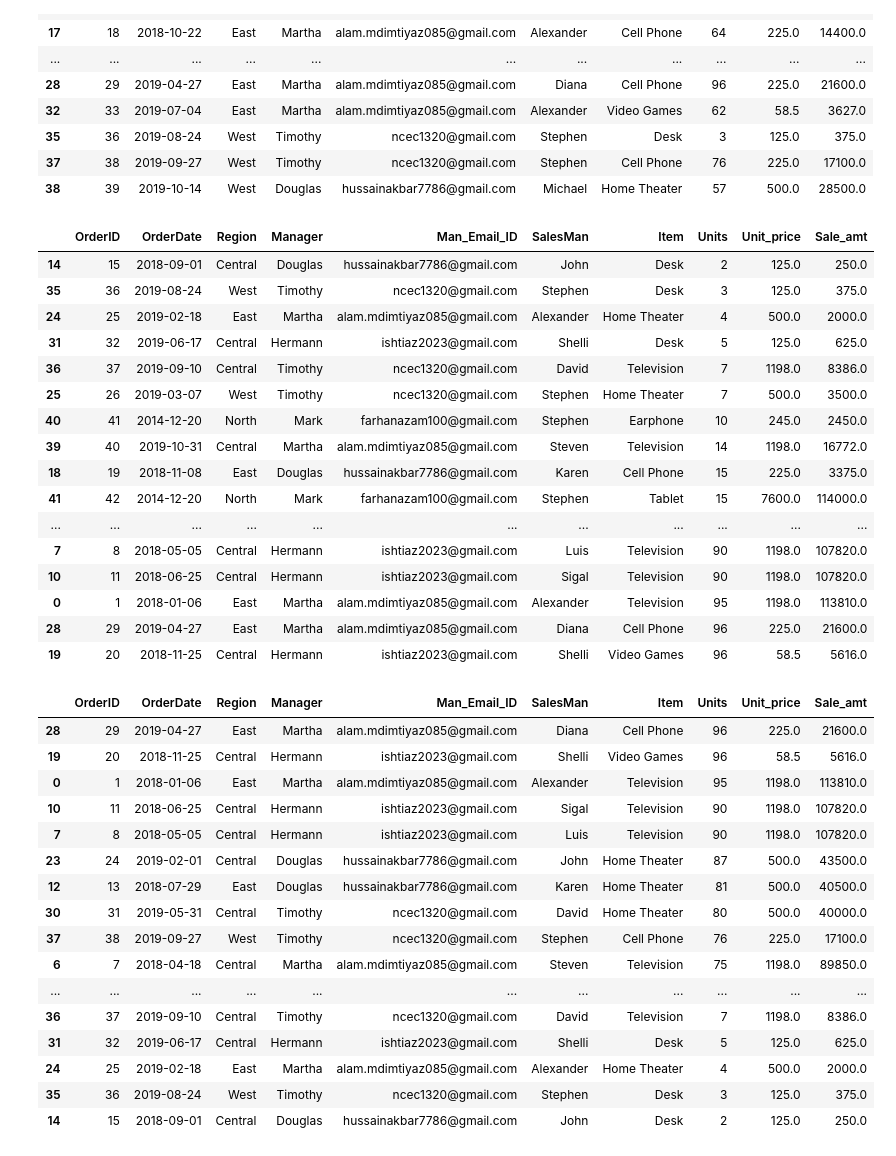
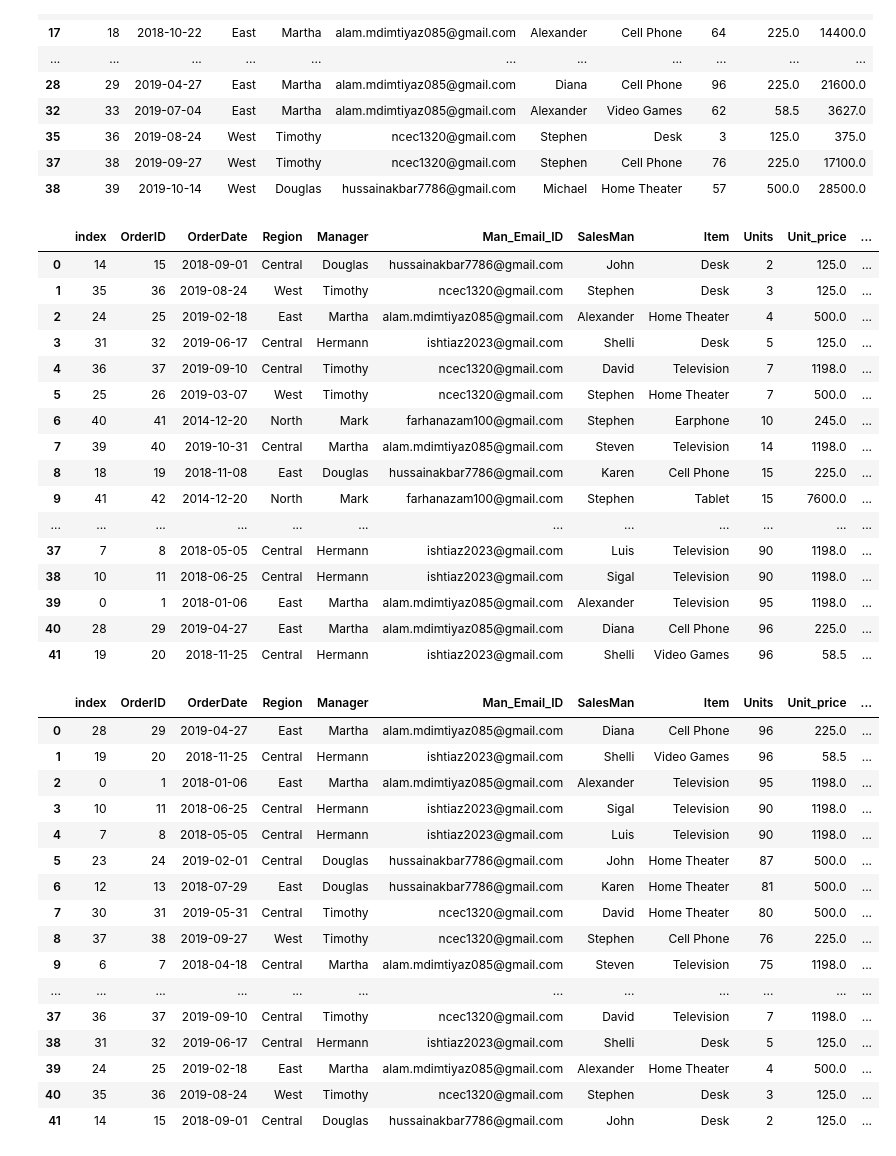
Before and after one commit to Faizan011-LTIM/Pandas-Python, a Jupyter notebook: Pandas.ipynb, the cells around one changed output. Drawn from its saved outputs; the diff is of its cells as text; code cells hidden in the pictures.

```diff
--- a/Pandas.ipynb
+++ b/Pandas.ipynb
@@ -193,46 +193,46 @@ reg_data
 # %%
 import pandas as pd
 df = pd.read_excel("Sales.xlsx")
-sort_unit = df.sort_values(by = "Units", ascending = True)    # Units arranged in ascending order
+sort_unit = df.sort_values(by = "Units", ascending = True).reset_index()    # Units arranged in ascending order and index reset
 sort_unit
 # %% [output]
-|  | OrderID | OrderDate | Region | Manager | Man_Email_ID | SalesMan | Item | Units | Unit_price | Sale_amt |
-| 14 | 15 | 2018-09-01 | Central | Douglas | hussainakbar7786@gmail.com | John | Desk | 2 | 125.0 | 250.0 |
-| 35 | 36 | 2019-08-24 | West | Timothy | ncec1320@gmail.com | Stephen | Desk | 3 | 125.0 | 375.0 |
-| 24 | 25 | 2019-02-18 | East | Martha | alam.mdimtiyaz085@gmail.com | Alexander | Home Theater | 4 | 500.0 | 2000.0 |
-| 31 | 32 | 2019-06-17 | Central | Hermann | ishtiaz2023@gmail.com | Shelli | Desk | 5 | 125.0 | 625.0 |
-| 36 | 37 | 2019-09-10 | Central | Timothy | ncec1320@gmail.com | David | Television | 7 | 1198.0 | 8386.0 |
-| 25 | 26 | 2019-03-07 | West | Timothy | ncec1320@gmail.com | Stephen | Home Theater | 7 | 500.0 | 3500.0 |
-| 40 | 41 | 2014-12-20 | North | Mark | farhanazam100@gmail.com | Stephen | Earphone | 10 | 245.0 | 2450.0 |
-| 39 | 40 | 2019-10-31 | Central | Martha | alam.mdimtiyaz085@gmail.com | Steven | Television | 14 | 1198.0 | 16772.0 |
-| 18 | 19 | 2018-11-08 | East | Douglas | hussainakbar7786@gmail.com | Karen | Cell Phone | 15 | 225.0 | 3375.0 |
-| 41 | 42 | 2014-12-20 | North | Mark | farhanazam100@gmail.com | Stephen | Tablet | 15 | 7600.0 | 114000.0 |
-| ... | ... | ... | ... | ... | ... | ... | ... | ... | ... | ... |
-| 7 | 8 | 2018-05-05 | Central | Hermann | ishtiaz2023@gmail.com | Luis | Television | 90 | 1198.0 | 107820.0 |
-| 10 | 11 | 2018-06-25 | Central | Hermann | ishtiaz2023@gmail.com | Sigal | Television | 90 | 1198.0 | 107820.0 |
-| 0 | 1 | 2018-01-06 | East | Martha | alam.mdimtiyaz085@gmail.com | Alexander | Television | 95 | 1198.0 | 113810.0 |
-| 28 | 29 | 2019-04-27 | East | Martha | alam.mdimtiyaz085@gmail.com | Diana | Cell Phone | 96 | 225.0 | 21600.0 |
-| 19 | 20 | 2018-11-25 | Central | Hermann | ishtiaz2023@gmail.com | Shelli | Video Games | 96 | 58.5 | 5616.0 |
+|  | index | OrderID | OrderDate | Region | Manager | Man_Email_ID | SalesMan | Item | Units | Unit_price | ... |
+| 0 | 14 | 15 | 2018-09-01 | Central | Douglas | hussainakbar7786@gmail.com | John | Desk | 2 | 125.0 | ... |
+| 1 | 35 | 36 | 2019-08-24 | West | Timothy | ncec1320@gmail.com | Stephen | Desk | 3 | 125.0 | ... |
+| 2 | 24 | 25 | 2019-02-18 | East | Martha | alam.mdimtiyaz085@gmail.com | Alexander | Home Theater | 4 | 500.0 | ... |
+| 3 | 31 | 32 | 2019-06-17 | Central | Hermann | ishtiaz2023@gmail.com | Shelli | Desk | 5 | 125.0 | ... |
+| 4 | 36 | 37 | 2019-09-10 | Central | Timothy | ncec1320@gmail.com | David | Television | 7 | 1198.0 | ... |
+| 5 | 25 | 26 | 2019-03-07 | West | Timothy | ncec1320@gmail.com | Stephen | Home Theater | 7 | 500.0 | ... |
+| 6 | 40 | 41 | 2014-12-20 | North | Mark | farhanazam100@gmail.com | Stephen | Earphone | 10 | 245.0 | ... |
+| 7 | 39 | 40 | 2019-10-31 | Central | Martha | alam.mdimtiyaz085@gmail.com | Steven | Television | 14 | 1198.0 | ... |
+| 8 | 18 | 19 | 2018-11-08 | East | Douglas | hussainakbar7786@gmail.com | Karen | Cell Phone | 15 | 225.0 | ... |
+| 9 | 41 | 42 | 2014-12-20 | North | Mark | farhanazam100@gmail.com | Stephen | Tablet | 15 | 7600.0 | ... |
+| ... | ... | ... | ... | ... | ... | ... | ... | ... | ... | ... | ... |
+| 37 | 7 | 8 | 2018-05-05 | Central | Hermann | ishtiaz2023@gmail.com | Luis | Television | 90 | 1198.0 | ... |
+| 38 | 10 | 11 | 2018-06-25 | Central | Hermann | ishtiaz2023@gmail.com | Sigal | Television | 90 | 1198.0 | ... |
+| 39 | 0 | 1 | 2018-01-06 | East | Martha | alam.mdimtiyaz085@gmail.com | Alexander | Television | 95 | 1198.0 | ... |
+| 40 | 28 | 29 | 2019-04-27 | East | Martha | alam.mdimtiyaz085@gmail.com | Diana | Cell Phone | 96 | 225.0 | ... |
+| 41 | 19 | 20 | 2018-11-25 | Central | Hermann | ishtiaz2023@gmail.com | Shelli | Video Games | 96 | 58.5 | ... |
 # %%
 import pandas as pd
 df = pd.read_excel("Sales.xlsx")
-sort_unit = df.sort_values(by = "Units", ascending= False)    # Units arranged in decending order
+sort_unit = df.sort_values(by = "Units", ascending = False).reset_index()    # Units arranged in decending order and index reset
 sort_unit
 # %% [output]
-|  | OrderID | OrderDate | Region | Manager | Man_Email_ID | SalesMan | Item | Units | Unit_price | Sale_amt |
-| 28 | 29 | 2019-04-27 | East | Martha | alam.mdimtiyaz085@gmail.com | Diana | Cell Phone | 96 | 225.0 | 21600.0 |
-| 19 | 20 | 2018-11-25 | Central | Hermann | ishtiaz2023@gmail.com | Shelli | Video Games | 96 | 58.5 | 5616.0 |
-| 0 | 1 | 2018-01-06 | East | Martha | alam.mdimtiyaz085@gmail.com | Alexander | Television | 95 | 1198.0 | 113810.0 |
-| 10 | 11 | 2018-06-25 | Central | Hermann | ishtiaz2023@gmail.com | Sigal | Television | 90 | 1198.0 | 107820.0 |
-| 7 | 8 | 2018-05-05 | Central | Hermann | ishtiaz2023@gmail.com | Luis | Television | 90 | 1198.0 | 107820.0 |
-| 23 | 24 | 2019-02-01 | Central | Douglas | hussainakbar7786@gmail.com | John | Home Theater | 87 | 500.0 | 43500.0 |
-| 12 | 13 | 2018-07-29 | East | Douglas | hussainakbar7786@gmail.com | Karen | Home Theater | 81 | 500.0 | 40500.0 |
-| 30 | 31 | 2019-05-31 | Central | Timothy | ncec1320@gmail.com | David | Home Theater | 80 | 500.0 | 40000.0 |
-| 37 | 38 | 2019-09-27 | West | Timothy | ncec1320@gmail.com | Stephen | Cell Phone | 76 | 225.0 | 17100.0 |
-| 6 | 7 | 2018-04-18 | Central | Martha | alam.mdimtiyaz085@gmail.com | Steven | Television | 75 | 1198.0 | 89850.0 |
-| ... | ... | ... | ... | ... | ... | ... | ... | ... | ... | ... |
-| 36 | 37 | 2019-09-10 | Central | Timothy | ncec1320@gmail.com | David | Television | 7 | 1198.0 | 8386.0 |
-| 31 | 32 | 2019-06-17 | Central | Hermann | ishtiaz2023@gmail.com | Shelli | Desk | 5 | 125.0 | 625.0 |
-| 24 | 25 | 2019-02-18 | East | Martha | alam.mdimtiyaz085@gmail.com | Alexander | Home Theater | 4 | 500.0 | 2000.0 |
-| 35 | 36 | 2019-08-24 | West | Timothy | ncec1320@gmail.com | Stephen | Desk | 3 | 125.0 | 375.0 |
-| 14 | 15 | 2018-09-01 | Central | Douglas | hussainakbar7786@gmail.com | John | Desk | 2 | 125.0 | 250.0 |
+|  | index | OrderID | OrderDate | Region | Manager | Man_Email_ID | SalesMan | Item | Units | Unit_price | ... |
+| 0 | 28 | 29 | 2019-04-27 | East | Martha | alam.mdimtiyaz085@gmail.com | Diana | Cell Phone | 96 | 225.0 | ... |
+| 1 | 19 | 20 | 2018-11-25 | Central | Hermann | ishtiaz2023@gmail.com | Shelli | Video Games | 96 | 58.5 | ... |
+| 2 | 0 | 1 | 2018-01-06 | East | Martha | alam.mdimtiyaz085@gmail.com | Alexander | Television | 95 | 1198.0 | ... |
+| 3 | 10 | 11 | 2018-06-25 | Central | Hermann | ishtiaz2023@gmail.com | Sigal | Television | 90 | 1198.0 | ... |
+| 4 | 7 | 8 | 2018-05-05 | Central | Hermann | ishtiaz2023@gmail.com | Luis | Television | 90 | 1198.0 | ... |
+| 5 | 23 | 24 | 2019-02-01 | Central | Douglas | hussainakbar7786@gmail.com | John | Home Theater | 87 | 500.0 | ... |
+| 6 | 12 | 13 | 2018-07-29 | East | Douglas | hussainakbar7786@gmail.com | Karen | Home Theater | 81 | 500.0 | ... |
+| 7 | 30 | 31 | 2019-05-31 | Central | Timothy | ncec1320@gmail.com | David | Home Theater | 80 | 500.0 | ... |
+| 8 | 37 | 38 | 2019-09-27 | West | Timothy | ncec1320@gmail.com | Stephen | Cell Phone | 76 | 225.0 | ... |
+| 9 | 6 | 7 | 2018-04-18 | Central | Martha | alam.mdimtiyaz085@gmail.com | Steven | Television | 75 | 1198.0 | ... |
+| ... | ... | ... | ... | ... | ... | ... | ... | ... | ... | ... | ... |
+| 37 | 36 | 37 | 2019-09-10 | Central | Timothy | ncec1320@gmail.com | David | Television | 7 | 1198.0 | ... |
+| 38 | 31 | 32 | 2019-06-17 | Central | Hermann | ishtiaz2023@gmail.com | Shelli | Desk | 5 | 125.0 | ... |
+| 39 | 24 | 25 | 2019-02-18 | East | Martha | alam.mdimtiyaz085@gmail.com | Alexander | Home Theater | 4 | 500.0 | ... |
+| 40 | 35 | 36 | 2019-08-24 | West | Timothy | ncec1320@gmail.com | Stephen | Desk | 3 | 125.0 | ... |
+| 41 | 14 | 15 | 2018-09-01 | Central | Douglas | hussainakbar7786@gmail.com | John | Desk | 2 | 125.0 | ... |
```
